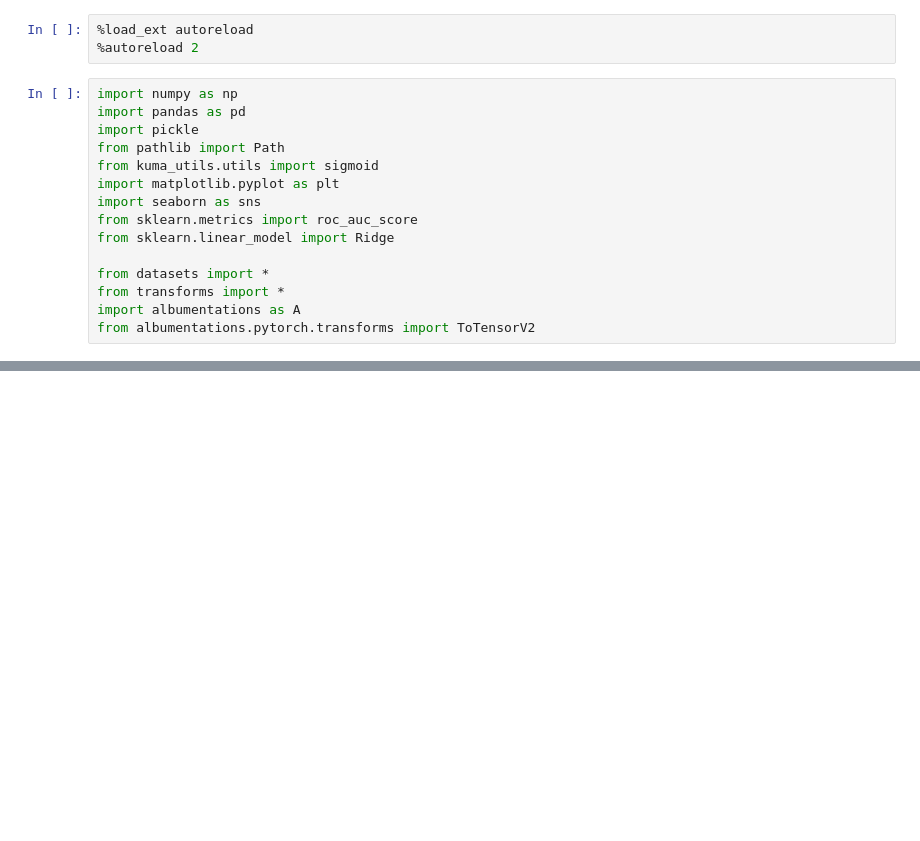
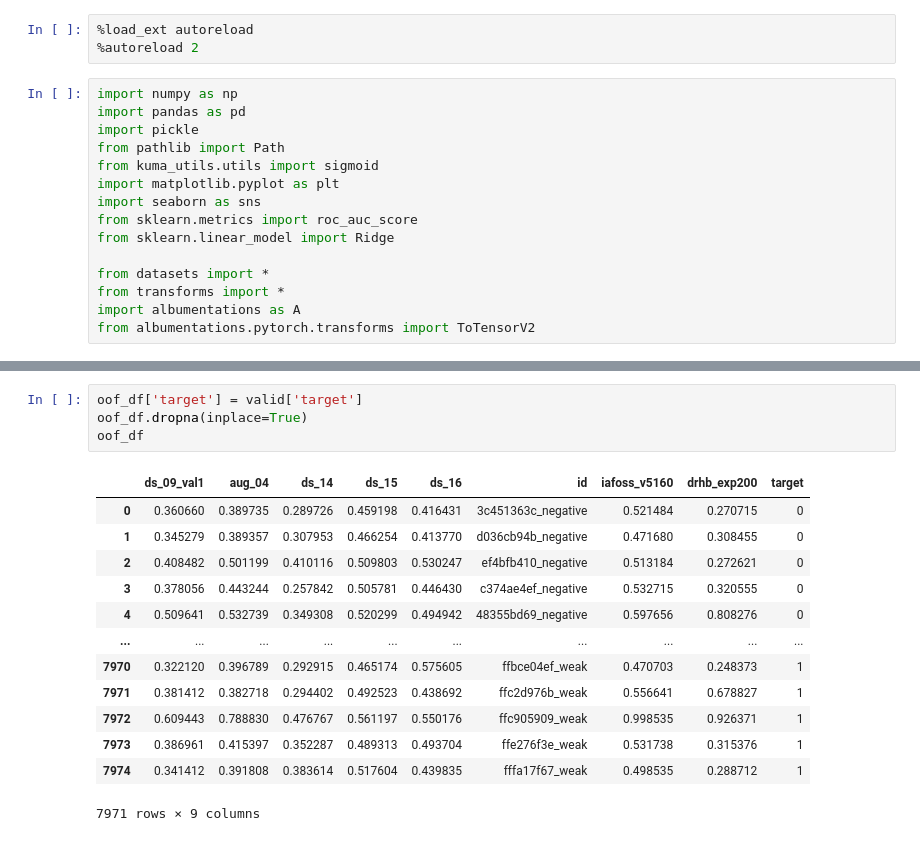
Before and after one commit to analokmaus/kaggle-g2net-2022-private, a Jupyter notebook: 02_submission.ipynb, the cells around one changed output, grey strips where cells are left out. Saved outputs shown, nothing was run; the diff lists cells and outputs as text; blank space fills up the shorter version.

```diff
--- a/02_submission.ipynb
+++ b/02_submission.ipynb
@@ -100,0 +77,18 @@ prediction_df
+# %%
+oof_df['target'] = valid['target']
+oof_df.dropna(inplace=True)
+oof_df
+# %% [output]
+|  | ds_09_val1 | aug_04 | ds_14 | ds_15 | ds_16 | id | iafoss_v5160 | drhb_exp200 | target |
+| 0 | 0.360660 | 0.389735 | 0.289726 | 0.459198 | 0.416431 | 3c451363c_negative | 0.521484 | 0.270715 | 0 |
+| 1 | 0.345279 | 0.389357 | 0.307953 | 0.466254 | 0.413770 | d036cb94b_negative | 0.471680 | 0.308455 | 0 |
+| 2 | 0.408482 | 0.501199 | 0.410116 | 0.509803 | 0.530247 | ef4bfb410_negative | 0.513184 | 0.272621 | 0 |
+| 3 | 0.378056 | 0.443244 | 0.257842 | 0.505781 | 0.446430 | c374ae4ef_negative | 0.532715 | 0.320555 | 0 |
+| 4 | 0.509641 | 0.532739 | 0.349308 | 0.520299 | 0.494942 | 48355bd69_negative | 0.597656 | 0.808276 | 0 |
+| ... | ... | ... | ... | ... | ... | ... | ... | ... | ... |
+| 7970 | 0.322120 | 0.396789 | 0.292915 | 0.465174 | 0.575605 | ffbce04ef_weak | 0.470703 | 0.248373 | 1 |
+| 7971 | 0.381412 | 0.382718 | 0.294402 | 0.492523 | 0.438692 | ffc2d976b_weak | 0.556641 | 0.678827 | 1 |
+| 7972 | 0.609443 | 0.788830 | 0.476767 | 0.561197 | 0.550176 | ffc905909_weak | 0.998535 | 0.926371 | 1 |
+| 7973 | 0.386961 | 0.415397 | 0.352287 | 0.489313 | 0.493704 | ffe276f3e_weak | 0.531738 | 0.315376 | 1 |
+| 7974 | 0.341412 | 0.391808 | 0.383614 | 0.517604 | 0.439835 | fffa17f67_weak | 0.498535 | 0.288712 | 1 |
+7971 rows × 9 columns
```
Also changed, not shown: parts of 11 cells of this notebook, 8 other files.
